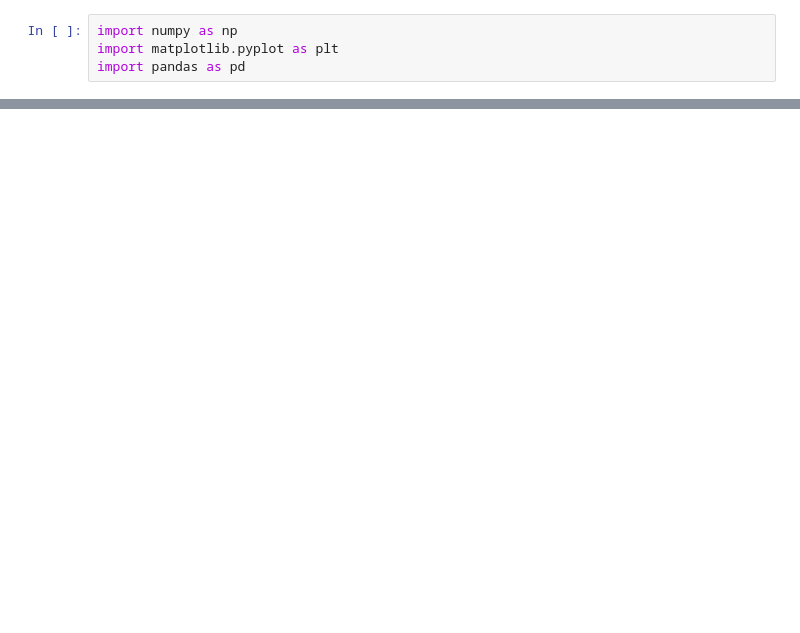
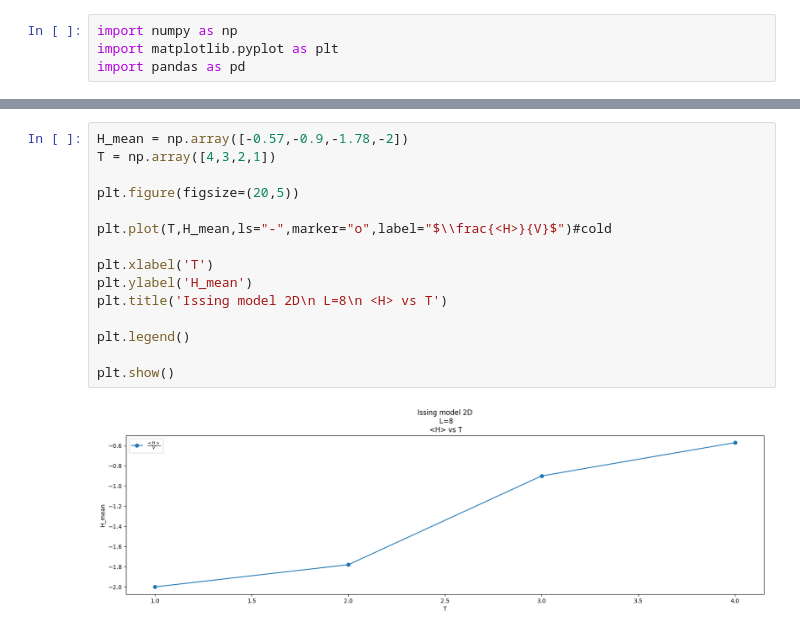
Before and after one commit to SoyAgustin/QF-Path-Integral, a Jupyter notebook: Notebooks_Py/issing.ipynb, the cells around one changed output, grey strips where cells are left out. Saved outputs shown, nothing was run; the diff lists cells and outputs as text; blank space fills up the shorter version.

```diff
--- a/Notebooks_Py/issing.ipynb
+++ b/Notebooks_Py/issing.ipynb
@@ -40,0 +57,17 @@ plt.show()
+# %%
+H_mean = np.array([-0.57,-0.9,-1.78,-2])
+T = np.array([4,3,2,1])
+
+plt.figure(figsize=(20,5))
+
+plt.plot(T,H_mean,ls="-",marker="o",label="$\\frac{<H>}{V}$")#cold
+
+plt.xlabel('T')
+plt.ylabel('H_mean')
+plt.title('Issing model 2D\n L=8\n <H> vs T')
+
+plt.legend()
+
+plt.show()
+# %% [output]
+[figure, added]
```
Also changed, not shown: parts of 9 cells of this notebook, 26 other files.
